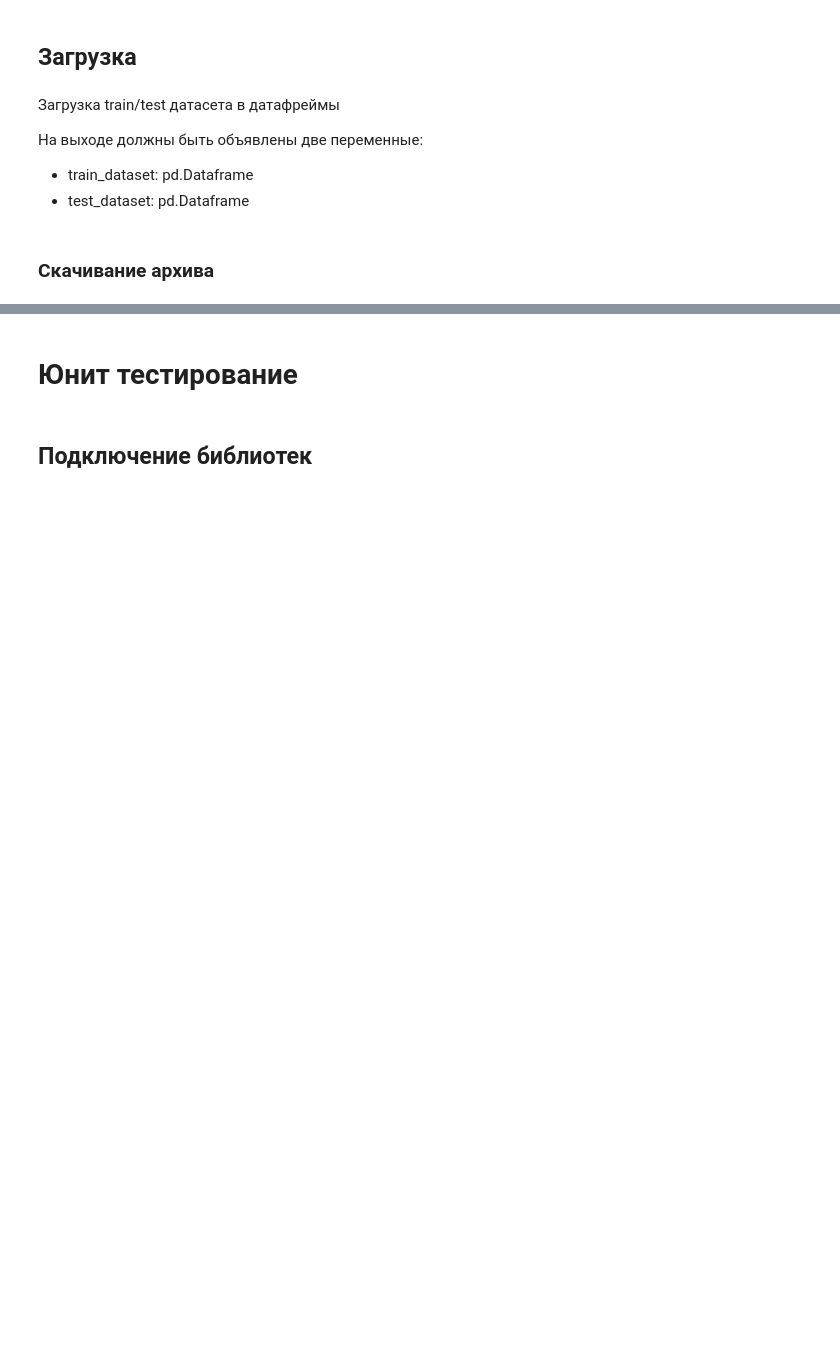
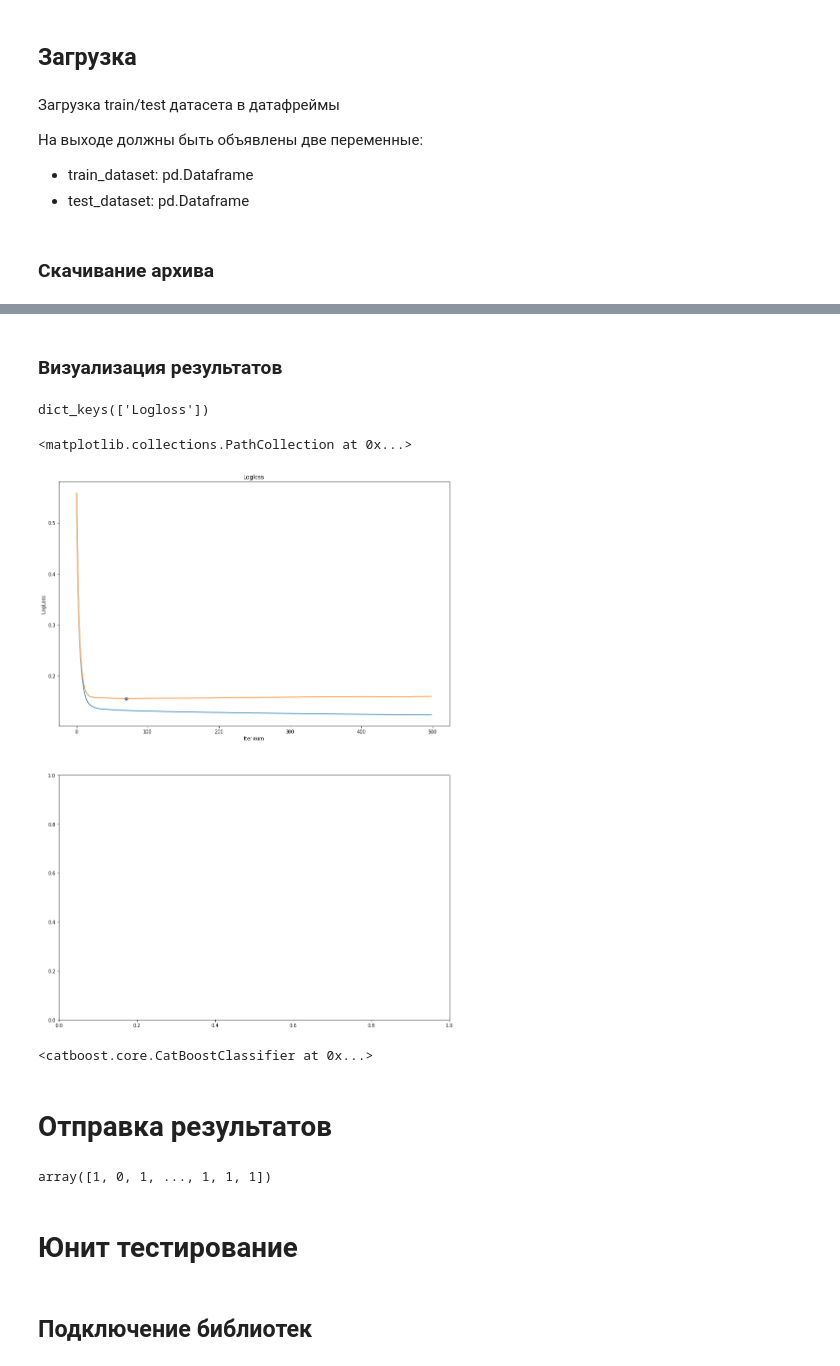
Before and after one commit to alex-kozinov/ml_competitions, a Jupyter notebook: kaggle/ML Posterior. Gym training prediction/solution.ipynb, the cells around one changed output, grey strips where cells are left out. Drawn from its saved outputs; the diff is of its cells as text; code cells hidden in the pictures; blank space fills up the shorter version.

Commit message:
Learn Catboost

```diff
--- a/kaggle/ML Posterior. Gym training prediction/solution.ipynb
+++ b/kaggle/ML Posterior. Gym training prediction/solution.ipynb
@@ -118,0 +187,6 @@ Working directory is /content/drive/My Drive/projects/Kaggle. ML Posterior. Gym
+# %%
+train_file_path = os.path.join(dist_data_dir, 'train.csv')
+test_file_path = os.path.join(dist_data_dir, 'test.csv')
+
+train_dataset = pd.read_csv(train_file_path, index_col='Id')
+test_dataset = pd.read_csv(test_file_path, index_col='Id')
@@ -118,0 +270,4 @@ Working directory is /content/drive/My Drive/projects/Kaggle. ML Posterior. Gym
+# %%
+X_train = prepare_sample(X_train_pure)
+X_valid = prepare_sample(X_valid_pure)
+X_test = prepare_sample(X_train_pure)
@@ -118,0 +280,11 @@ Working directory is /content/drive/My Drive/projects/Kaggle. ML Posterior. Gym
+# %%
+train_pool = Pool(X_train, y_train, cat_features=np.arange(X_train.values.shape[1] - 2))
+valid_pool = Pool(X_valid, y_valid, cat_features=np.arange(X_valid.values.shape[1] - 2))
+params = {
+    'iterations': 500,
+    'learning_rate': 0.1,
+    'eval_metric': 'AUC',
+    'random_seed': 42,
+    'logging_level': 'Silent',
+    'use_best_model': False
+}
@@ -118,0 +293,4 @@ Working directory is /content/drive/My Drive/projects/Kaggle. ML Posterior. Gym
+# %%
+%%time
+model = CatBoostClassifier(**params)
+model.fit(train_pool, eval_set=valid_pool)
@@ -118,0 +300,32 @@ Working directory is /content/drive/My Drive/projects/Kaggle. ML Posterior. Gym
+# %% [markdown]
+### Визуализация результатов
+# %%
+model.get_evals_result()['learn'].keys()
+# %% [output]
+dict_keys(['Logloss'])
+# %%
+eval_results = model.get_evals_result()
+valid_loss_min_iter = np.argmin(eval_results['validation']['Logloss'])
+
+fig = plt.figure(figsize=(29.7/2, 21.))
+
+loss_ax = fig.add_subplot(2, 1, 1)
+auc_ax = fig.add_subplot(2, 1, 2)
+
+loss_ax.set_title('Logloss')
+loss_ax.set_xlabel('Iter num')
+loss_ax.set_ylabel('LogLoss')
+loss_ax.plot(eval_results['learn']['Logloss'])
+loss_ax.plot(eval_results['validation']['Logloss'])
+loss_ax.scatter(
+    valid_loss_min_iter,
+    eval_results['validation']['Logloss'][valid_loss_min_iter],
+    )
+# %% [output]
+<matplotlib.collections.PathCollection at 0x...>
+[figure, added]
+# %%
+model = CatBoostClassifier(**params)
+model.fit(train_pool, eval_set=valid_pool)
+# %% [output]
+<catboost.core.CatBoostClassifier at 0x...>
@@ -119,3 +334,9 @@ Working directory is /content/drive/My Drive/projects/Kaggle. ML Posterior. Gym
+# %% [markdown]
+# Отправка результатов
+# %%
+y_pred
+# %% [output]
+array([1, 0, 1, ..., 1, 1, 1])
 # %% [markdown]
 # Юнит тестирование
 # %% [markdown]
```
Also changed, not shown: parts of 30 cells of this notebook.
